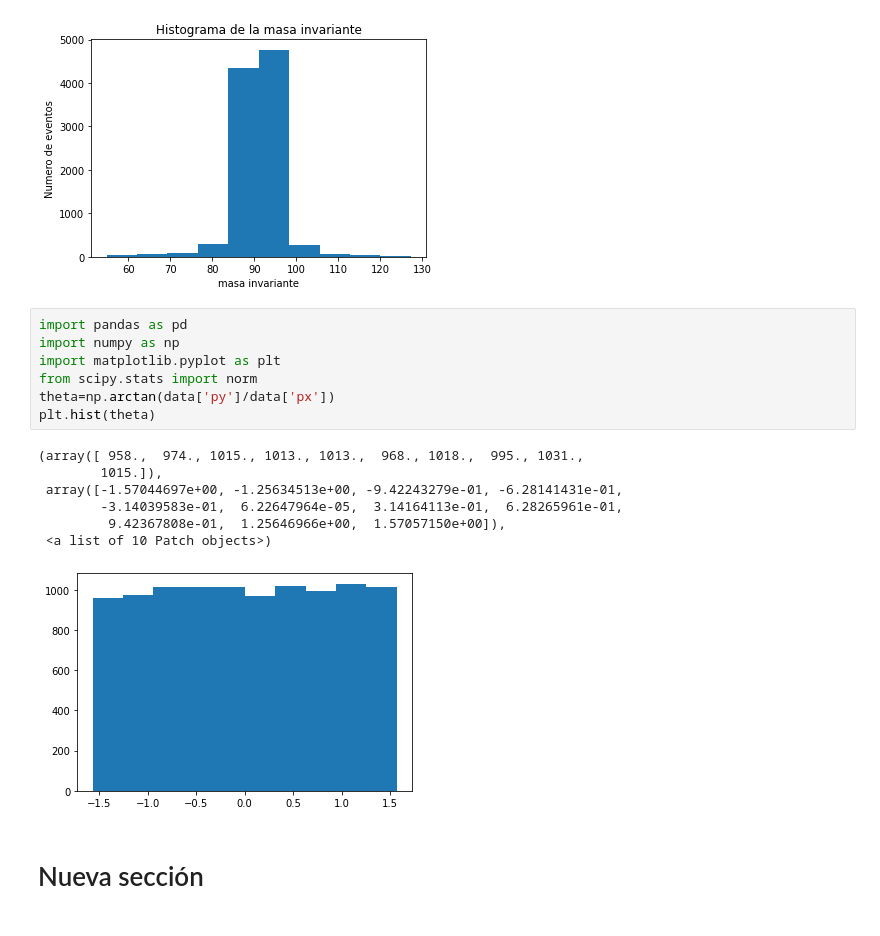
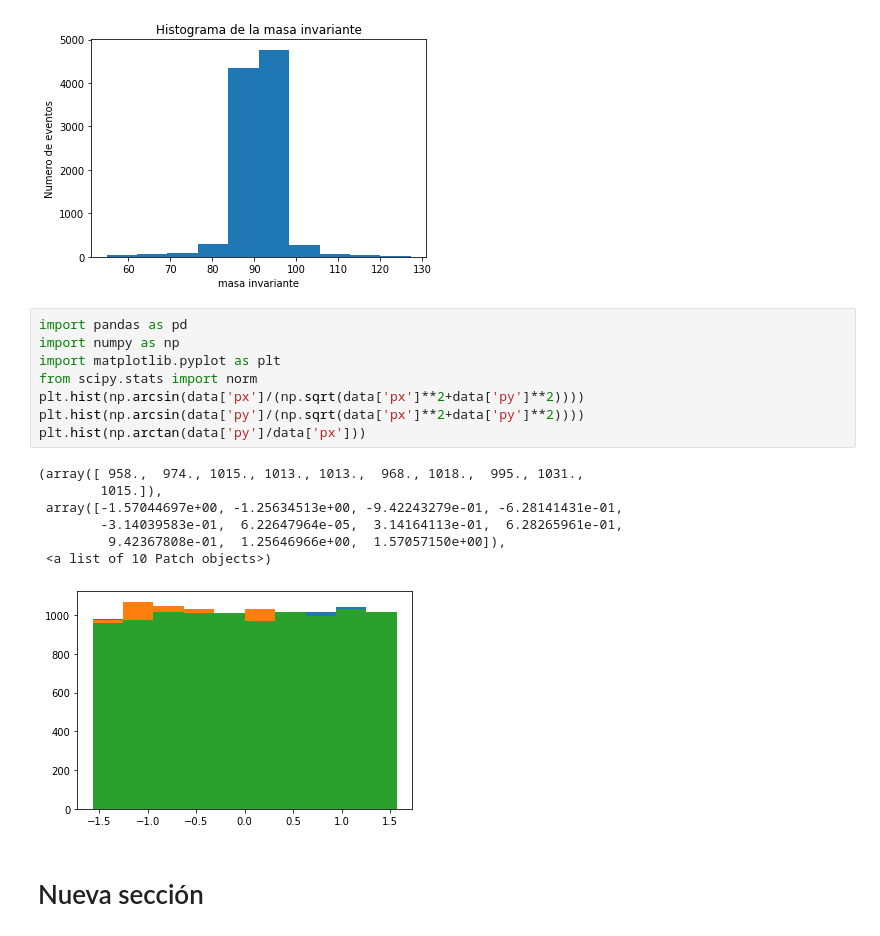
Before and after one commit to fisicadeparticulas/20210915_procesamientodearchivoslhe-ggcastellan, a Jupyter notebook: TareaMasaInvariante.ipynb, the cells around one changed output. Saved outputs shown, nothing was run; the diff lists cells and outputs as text.

```diff
--- a/TareaMasaInvariante.ipynb
+++ b/TareaMasaInvariante.ipynb
@@ -85,17 +85,18 @@ plt.show()
 # %%
 import pandas as pd
 import numpy as np
 import matplotlib.pyplot as plt
 from scipy.stats import norm
-theta=np.arctan(data['py']/data['px'])
-plt.hist(theta)
+plt.hist(np.arcsin(data['px']/(np.sqrt(data['px']**2+data['py']**2))))
+plt.hist(np.arcsin(data['py']/(np.sqrt(data['px']**2+data['py']**2))))
+plt.hist(np.arctan(data['py']/data['px']))
 # %% [output]
 (array([ 958.,  974., 1015., 1013., 1013.,  968., 1018.,  995., 1031.,
         1015.]),
  array([-1.57044697e+00, -1.25634513e+00, -9.42243279e-01, -6.28141431e-01,
         -3.14039583e-01,  6.22647964e-05,  3.14164113e-01,  6.28265961e-01,
          9.42367808e-01,  1.25646966e+00,  1.57057150e+00]),
  <a list of 10 Patch objects>)
-[figure, old version]
+[figure, new version]
 # %% [markdown]
 # Nueva sección
```
